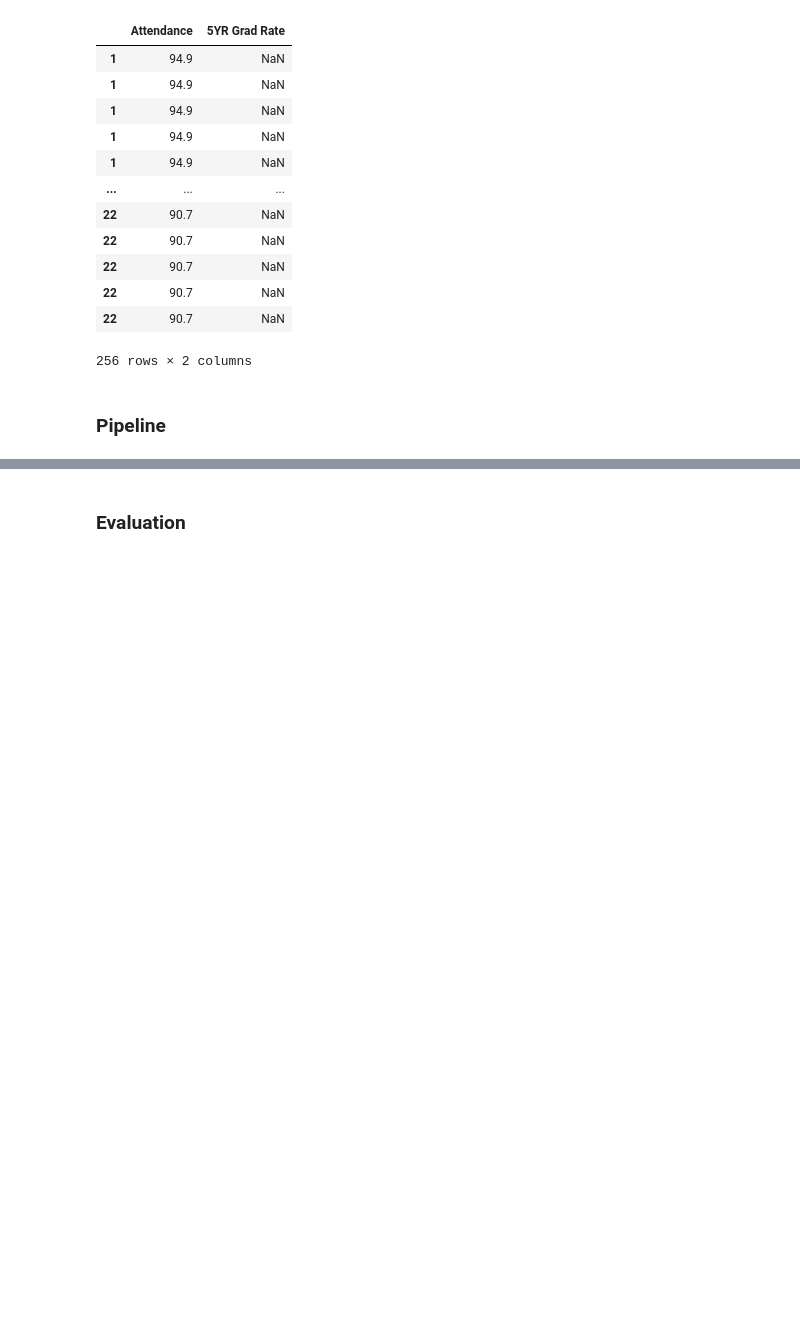
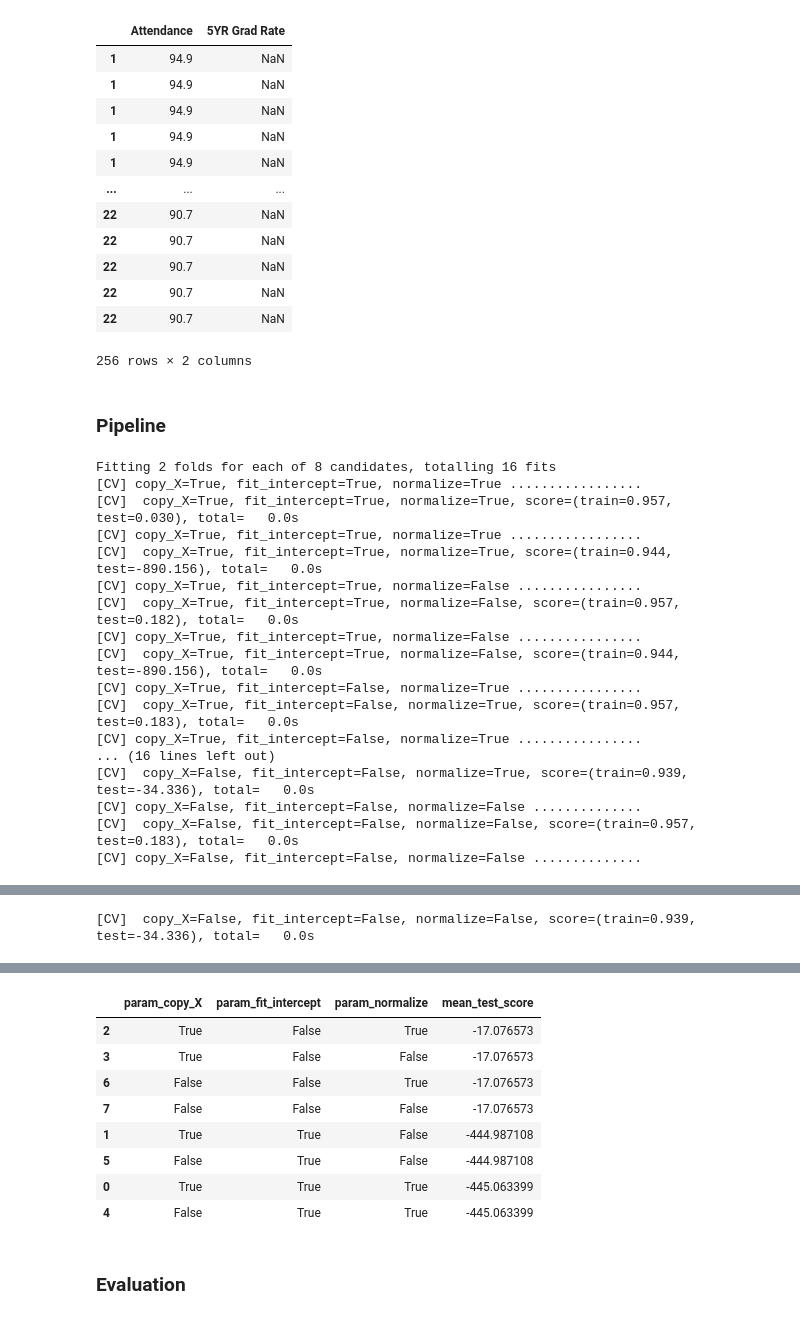
Before and after one commit to oabreu86/Policing-in-Schools-Predicting-Graduation-Rates-on-the-Criminalization-of-Students, a Jupyter notebook: data_analysis.ipynb, the cells around one changed output, grey strips where cells are left out. Cells and saved outputs as stored; diff of their text form; code cells hidden in the pictures; blank space fills up the shorter version.

```diff
--- a/data_analysis.ipynb
+++ b/data_analysis.ipynb
@@ -41,6 +41,7 @@ school_data = school_data.drop(columns = ["Unnamed: 0", "Unnamed: 0.1", "Unnamed
 # %%
 indices = school_data[school_data["Expulsions per 100 Students"].isna() & (school_data["Year"] != 2011)].index
 school_data.drop(indices, inplace=True)
+school_data.reset_index(inplace=True)
 # %% [markdown]
  ### Initial Data Analysis
 # %%
@@ -137,3 +159,44 @@ train_2[train_2.isna().any(axis=1)][['Attendance', '5YR Grad Rate']]
 256 rows × 2 columns
 # %% [markdown]
 ### Pipeline
+# %%
+from sklearn.model_selection import GridSearchCV
+from sklearn import linear_model
+from random import randint, uniform
+
+lr = linear_model.LinearRegression()
+params = {'fit_intercept':[True,False], 'normalize':[True,False], 'copy_X':[True, False]}
+
+model = GridSearchCV(
+    estimator = lr,
+    param_grid = params,
+    cv = splits,
+    pre_dispatch='2*3',
+    return_train_score = True,
+    verbose=5,
+    refit=True)
+
+model.fit(school_data.drop(['Year', 'Expulsions per 100 Students', 'School Name_x', '5YR Grad Rate'], axis=1),
+          school_data['Expulsions per 100 Students'])
+grid_model_result = pd.DataFrame(model.cv_results_)
+results = grid_model_result[['param_copy_X', 'param_fit_intercept', 'param_normalize',
+                     'mean_test_score']]
+results.sort_values(["mean_test_score"], ascending=False)
+# %% [output]
+Fitting 2 folds for each of 8 candidates, totalling 16 fits
+[CV] copy_X=True, fit_intercept=True, normalize=True .................
+[CV]  copy_X=True, fit_intercept=True, normalize=True, score=(train=0.957, test=0.030), total=   0.0s
+[CV] copy_X=True, fit_intercept=True, normalize=True .................
+[CV]  copy_X=True, fit_intercept=True, normalize=True, score=(train=0.944, test=-890.156), total=   0.0s
+[CV] copy_X=True, fit_intercept=True, normalize=False ................
+[CV]  copy_X=True, fit_intercept=True, normalize=False, score=(train=0.957, test=0.182), total=   0.0s
+[CV] copy_X=True, fit_intercept=True, normalize=False ................
+[CV]  copy_X=True, fit_intercept=True, normalize=False, score=(train=0.944, test=-890.156), total=   0.0s
+[CV] copy_X=True, fit_intercept=False, normalize=True ................
+[CV]  copy_X=True, fit_intercept=False, normalize=True, score=(train=0.957, test=0.183), total=   0.0s
+[CV] copy_X=True, fit_intercept=False, normalize=True ................
+... (16 lines left out)
+[CV]  copy_X=False, fit_intercept=False, normalize=True, score=(train=0.939, test=-34.336), total=   0.0s
+[CV] copy_X=False, fit_intercept=False, normalize=False ..............
+[CV]  copy_X=False, fit_intercept=False, normalize=False, score=(train=0.957, test=0.183), total=   0.0s
+[CV] copy_X=False, fit_intercept=False, normalize=False ..............
@@ -139,0 +208 @@ train_2[train_2.isna().any(axis=1)][['Attendance', '5YR Grad Rate']]
+[CV]  copy_X=False, fit_intercept=False, normalize=False, score=(train=0.939, test=-34.336), total=   0.0s
@@ -140,2 +210,11 @@ train_2[train_2.isna().any(axis=1)][['Attendance', '5YR Grad Rate']]
+|  | param_copy_X | param_fit_intercept | param_normalize | mean_test_score |
+| 2 | True | False | True | -17.076573 |
+| 3 | True | False | False | -17.076573 |
+| 6 | False | False | True | -17.076573 |
+| 7 | False | False | False | -17.076573 |
+| 1 | True | True | False | -444.987108 |
+| 5 | False | True | False | -444.987108 |
+| 0 | True | True | True | -445.063399 |
+| 4 | False | True | True | -445.063399 |
 # %% [markdown]
 ### Evaluation
```
Also changed, not shown: parts of 7 cells of this notebook, 1 other file.
